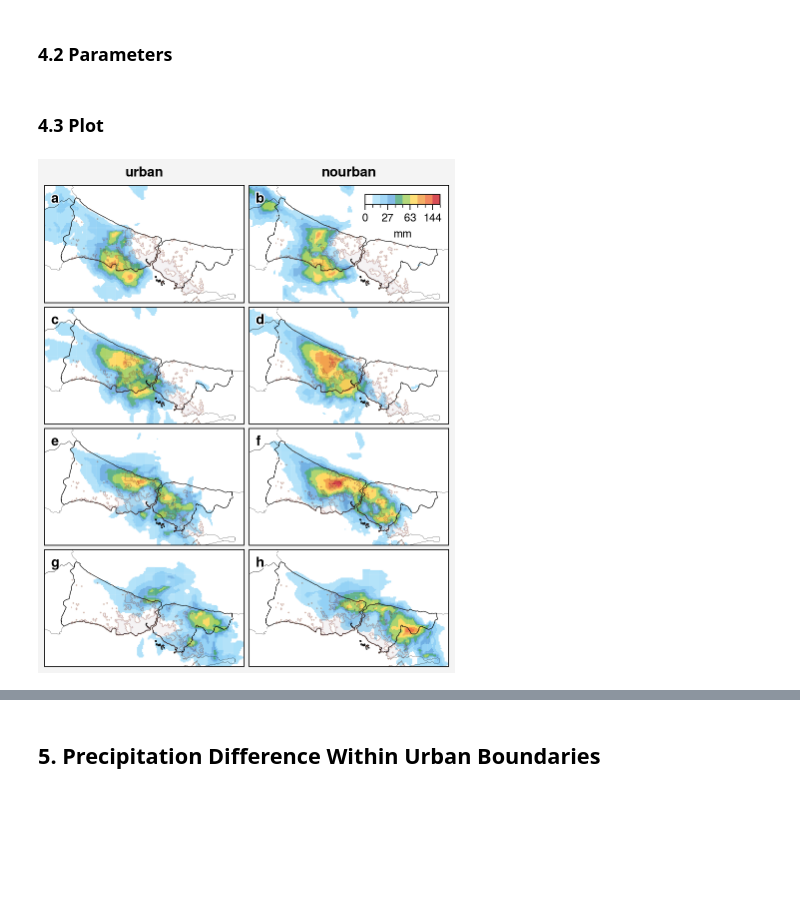
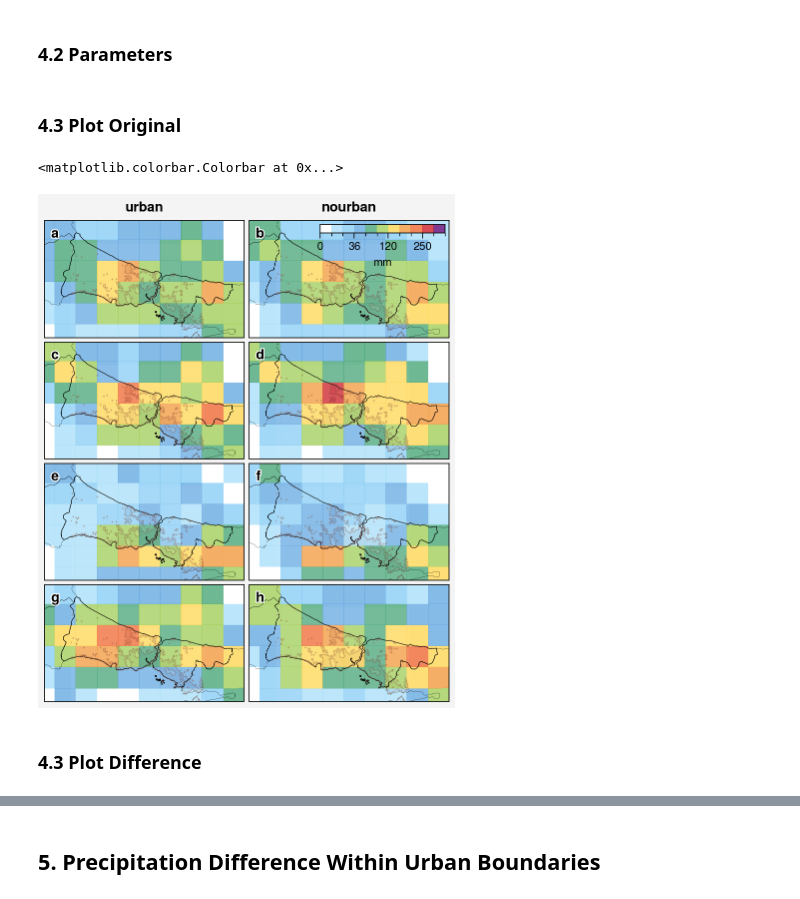
Before and after one commit to donmezkutay/Urban-Precipitation-Article-Istanbul, a Jupyter notebook: era5_precipitation_spatial_daily.ipynb, the cells around one changed output, grey strips where cells are left out. Drawn from its saved outputs; the diff is of its cells as text; code cells hidden in the pictures; blank space fills up the shorter version.

Commit message:
#add combined precipitation daily total graphics

```diff
--- a/era5_precipitation_spatial_daily.ipynb
+++ b/era5_precipitation_spatial_daily.ipynb
@@ -114,5 +75,6 @@ nourban_members = [ens for ens in ensemble_members if 'nourban' in ens ]
 # %% [markdown]
 ### 3.2 Ensemble Mean For Urban and Nourban
 # %%
-dt_urban_ens = dt_daily.sel(ens=urban_members).mean(dim='ens')
-dt_nourban_ens = dt_daily.sel(ens=nourban_members).mean(dim='ens')
+crsn = 20
+dt_urban_ens = dt_daily.sel(ens=urban_members).mean(dim='ens').coarsen(south_north=crsn, west_east=crsn).mean()
+dt_nourban_ens = dt_daily.sel(ens=nourban_members).mean(dim='ens').coarsen(south_north=crsn, west_east=crsn).mean()
@@ -119,3 +88,6 @@ dt_nourban_ens = dt_daily.sel(ens=nourban_members).mean(dim='ens')
+# %%
+dt_daily_urban = dt_daily.sel(ens=urban_members).coarsen(south_north=crsn, west_east=crsn).mean()
+dt_daily_nourban = dt_daily.sel(ens=nourban_members).coarsen(south_north=crsn, west_east=crsn).mean()
 # %% [markdown]
 ## 4. Visualization
 # %% [markdown]
@@ -145,7 +117,9 @@ nws_precip_colors_total = [
     "#f29a3e",
     "#ef6934",
     "#cf212a",
-    "#d886eb"]
+    "#620878",
+
+]
 cmap = ListedColormap(nws_precip_colors_total)
 # %%
 # Parameters to change (plot) -------------------
@@ -167,13 +141,13 @@ fig_array = [[1, 2],
 graphic_no = 8
 
 # graphic vmin, vmax and norms
-clevs_total = [0, 6, 12, 24, 36, 60, 84, 120, 156, 192, 240, 300]
+clevs_total = [0, 12, 24, 36, 60, 84, 120, 156, 200, 250, 300, 350]
 norm = BoundaryNorm(clevs_total,
                     ncolors=cmap.N,
                     clip=True)
 ticks = clevs_total
 # %% [markdown]
-### 4.3 Plot
+### 4.3 Plot Original
 # %%
 # Create Figure -------------------------
 fig, axs = proplot.subplots(fig_array,
@@ -220,48 +194,76 @@ for i in range(graphic_no):
     axs[i].add_feature(shape_district_turkey)
     axs[i].add_feature(shape_province_turkey)
 
 dt_border = urban_luse_border
 
-i_s = [0,0,1,1,2,2]
-for i, t in zip(i_s, range(graphic_no)):
-
-    if t in [0,2,4]:
-        dt_luse = dt_urban_ens
-
-    else:
-        dt_luse = dt_nourban_ens
-
-    mesh = axs[t].pcolormesh(dt_luse[i]['lon'],
-                            dt_luse[i]['lat'],
-                            dt_luse[i],
+# ensemble mean
+mesh = axs[0].pcolormesh(dt_urban_ens['lon'],
+                            dt_urban_ens['lat'],
+                            dt_urban_ens,
                             cmap = cmap,
                             norm=norm,
                             zorder = 0.2,
                             alpha=0.8)
+mesh = axs[1].pcolormesh(dt_nourban_ens['lon'],
+                            dt_nourban_ens['lat'],
+                            dt_nourban_ens,
+                            cmap = cmap,
+                            norm=norm,
+                            zorder = 0.2,
+                            alpha=0.8)
+
+# urban ensemble members
+for i, t in enumerate([2,4,6]):
+
+    mesh = axs[t].pcolormesh(dt_daily_urban[i]['lon'],
+                        dt_daily_urban[i]['lat'],
+                        dt_daily_urban[i],
+                        cmap = cmap,
+                        norm=norm,
+                        zorder = 0.2,
+                        alpha=0.8)
+
+# nourban ensemble members
+for i, t in enumerate([3, 5, 7]):
+
+    mesh = axs[t].pcolormesh(dt_daily_nourban[i]['lon'],
+                        dt_daily_nourban[i]['lat'],
+                        dt_daily_nourban[i],
+                        cmap = cmap,
+                        norm=norm,
+                        zorder = 0.2,
+                        alpha=0.8)
+
+# urban borders
+for t in range(graphic_no):
 
     contour = axs[t].contourf(dt_border['lon'],
                             dt_border['lat'],
                             dt_border,
                             lw = 0.1,
                             alpha = 0.05,
 
                             )
 
 # colorbars
 axs[1].colorbar(mesh,
                  label='mm',
                  ticks = ticks,
-                 loc='ur', length=6,  # length is em widths
+                 loc='ur', length=10,  # length is em widths
                  tickminor=True, alpha=0.5,
-                 width=0.8,
+                 width=0.7,
                  labelsize = 8,
                  ticklabelsize = 8,
                  frame=False,
+                 pad = 0.3
                 )
 
 #save figure
-plt.savefig(r'pictures/era5_ENS_precipitation_hourly.jpeg',
-            bbox_inches='tight', optimize=True,
-            progressive=True, dpi=1000)
+#plt.savefig(r'pictures/era5_ENS_precipitation_hourly.jpeg',
+#            bbox_inches='tight', optimize=True,
+#            progressive=True, dpi=1000)
 # %% [output]
+<matplotlib.colorbar.Colorbar at 0x...>
-[figure, old version]
+[figure, new version]
+# %% [markdown]
+### 4.3 Plot Difference
```
Also changed, not shown: parts of 5 cells of this notebook, 2 other files.
